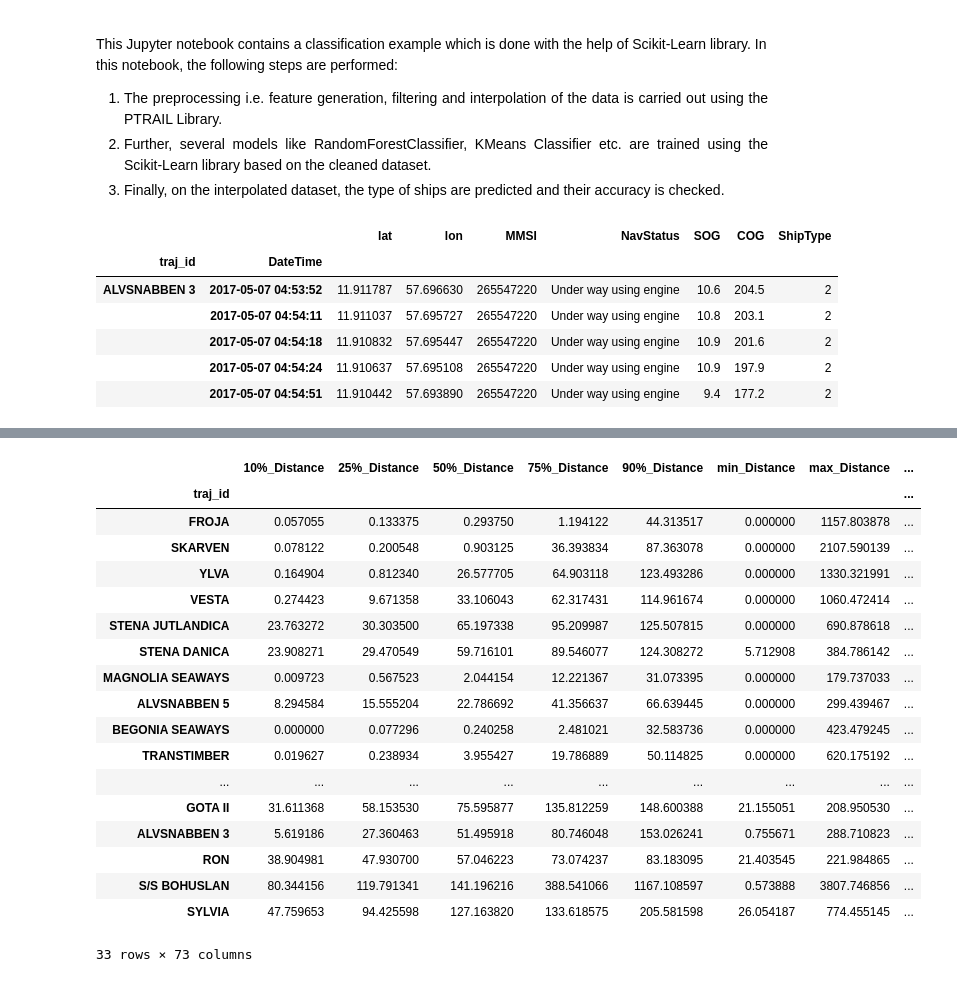
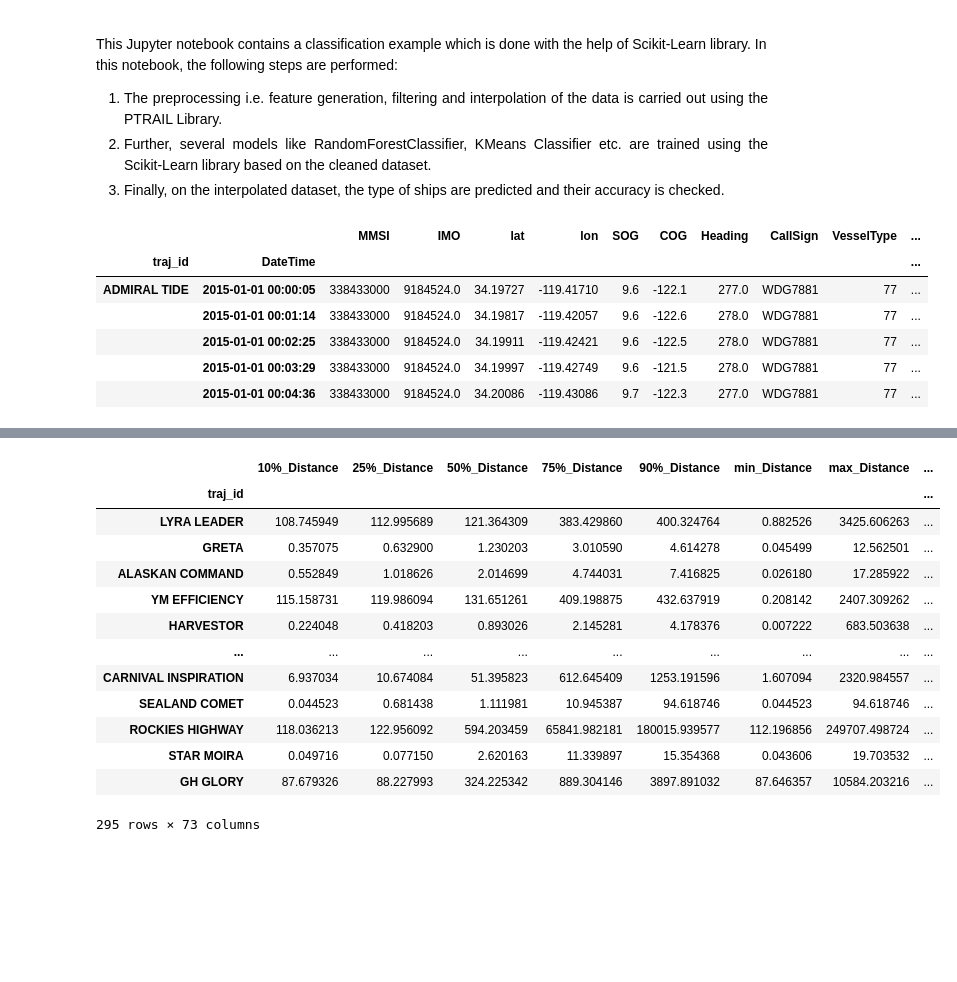
Before and after one commit to YakshHaranwala/PTRAIL, a Jupyter notebook: examples/Jupyter Notebooks/9.2 Ship Type Prediction.ipynb, the cells around one changed output, grey strips where cells are left out. Drawn from its saved outputs; the diff is of its cells as text; code cells hidden in the pictures; blank space fills up the shorter version.

```diff
--- a/examples/Jupyter Notebooks/9.2 Ship Type Prediction.ipynb
+++ b/examples/Jupyter Notebooks/9.2 Ship Type Prediction.ipynb
@@ -31,21 +31,21 @@ import pandas as pd
 from ptrail.core.TrajectoryDF import PTRAILDataFrame
 from ptrail.preprocessing.statistics import Statistics
 
-pdf = pd.read_csv('https://raw.githubusercontent.com/YakshHaranwala/PTRAIL/main/examples/data/ships.csv')
-ships_df = PTRAILDataFrame(data_set=pdf,
-                           latitude='lat',
-                           longitude='lon',
-                           datetime='Timestamp',
-                           traj_id='Name')
+pdf = pd.read_csv('./ships.csv', index_col=False)
+ships_df = PTRAILDataFrame(data_set=pdf.dropna(),
+                           latitude='Lat',
+                           longitude='Lon',
+                           datetime='DateTime',
+                           traj_id='VesselName')
 
 # Filter out only Cargo, passenger and fishing ships.
-ships = ships_df.loc[ships_df['ShipType'].isin(['Cargo', 'Passenger', 'Fishing'])]
+ships = ships_df.loc[ships_df['VesselTypeGroup'].isin(['Cargo', 'Passenger', 'Fishing'])]
 
 # Change the labels of the ShipTypes to the following:
 # Cargo: 0
 # Fishing: 1
 # Passenger: 2
-ships['ShipType'] = ships['ShipType'].map({'Cargo': 0, 'Fishing': 1,'Passenger': 2,})
+ships['VesselTypeGroup'] = ships['VesselTypeGroup'].map({'Cargo': 0, 'Fishing': 1,'Passenger': 2,})
 ships = PTRAILDataFrame(data_set=ships.reset_index(),
                         latitude='lat',
                         longitude='lon',
@@ -54,13 +54,13 @@ ships = PTRAILDataFrame(data_set=ships.reset_index(),
 
 ships.head()
 # %% [output]
-|  |  | lat | lon | MMSI | NavStatus | SOG | COG | ShipType |
-| traj_id | DateTime |  |  |  |  |  |  |  |
-| ALVSNABBEN 3 | 2017-05-07 04:53:52 | 11.911787 | 57.696630 | 265547220 | Under way using engine | 10.6 | 204.5 | 2 |
-|  | 2017-05-07 04:54:11 | 11.911037 | 57.695727 | 265547220 | Under way using engine | 10.8 | 203.1 | 2 |
-|  | 2017-05-07 04:54:18 | 11.910832 | 57.695447 | 265547220 | Under way using engine | 10.9 | 201.6 | 2 |
-|  | 2017-05-07 04:54:24 | 11.910637 | 57.695108 | 265547220 | Under way using engine | 10.9 | 197.9 | 2 |
-|  | 2017-05-07 04:54:51 | 11.910442 | 57.693890 | 265547220 | Under way using engine | 9.4 | 177.2 | 2 |
+|  |  | MMSI | IMO | lat | lon | SOG | COG | Heading | CallSign | VesselType | ... |
+| traj_id | DateTime |  |  |  |  |  |  |  |  |  | ... |
+| ADMIRAL TIDE | 2015-01-01 00:00:05 | 338433000 | 9184524.0 | 34.19727 | -119.41710 | 9.6 | -122.1 | 277.0 | WDG7881 | 77 | ... |
+|  | 2015-01-01 00:01:14 | 338433000 | 9184524.0 | 34.19817 | -119.42057 | 9.6 | -122.6 | 278.0 | WDG7881 | 77 | ... |
+|  | 2015-01-01 00:02:25 | 338433000 | 9184524.0 | 34.19911 | -119.42421 | 9.6 | -122.5 | 278.0 | WDG7881 | 77 | ... |
+|  | 2015-01-01 00:03:29 | 338433000 | 9184524.0 | 34.19997 | -119.42749 | 9.6 | -121.5 | 278.0 | WDG7881 | 77 | ... |
+|  | 2015-01-01 00:04:36 | 338433000 | 9184524.0 | 34.20086 | -119.43086 | 9.7 | -122.3 | 277.0 | WDG7881 | 77 | ... |
 # %%
 %%time
 
@@ -78,11 +78,12 @@ speed_filter = Filters.hampel_outlier_detection(dataframe=dist_filter, column_na
 
 # Cubic Interpolation with a sampling rate of 15 minutes.
 cubic_ip = Interpolation.interpolate_position(dataframe=speed_filter, sampling_rate=15,
-                                              ip_type='cubic' ,class_label_col='ShipType')
+                                              ip_type='cubic' ,class_label_col='VesselTypeGroup')
 
 # Finally, generating Kinematic stats and pivoting the dataframe to get it ready for classification.
-stats_df = Statistics.generate_kinematic_stats(dataframe=cubic_ip, target_col_name='ShipType',segmented=False)
-pivoted_df = Statistics.pivot_stats_df(dataframe=stats_df, target_col_name='ShipType', segmented=False)
+stats_df = Statistics.generate_kinematic_stats(dataframe=cubic_ip, target_col_name='VesselTypeGroup',segmented=False)
+pivoted_df = Statistics.pivot_stats_df(dataframe=stats_df, target_col_name='VesselTypeGroup', segmented=False)
+pivoted_df.dropna(inplace=True)
 
 pivoted_df
 # %% [output]
@@ -91,19 +92,14 @@ Wall time: 12 s
 |  | 10%_Distance | 25%_Distance | 50%_Distance | 75%_Distance | 90%_Distance | min_Distance | max_Distance | ... |
 | traj_id |  |  |  |  |  |  |  | ... |
-| FROJA | 0.057055 | 0.133375 | 0.293750 | 1.194122 | 44.313517 | 0.000000 | 1157.803878 | ... |
-| SKARVEN | 0.078122 | 0.200548 | 0.903125 | 36.393834 | 87.363078 | 0.000000 | 2107.590139 | ... |
-| YLVA | 0.164904 | 0.812340 | 26.577705 | 64.903118 | 123.493286 | 0.000000 | 1330.321991 | ... |
-| VESTA | 0.274423 | 9.671358 | 33.106043 | 62.317431 | 114.961674 | 0.000000 | 1060.472414 | ... |
-| STENA JUTLANDICA | 23.763272 | 30.303500 | 65.197338 | 95.209987 | 125.507815 | 0.000000 | 690.878618 | ... |
-| STENA DANICA | 23.908271 | 29.470549 | 59.716101 | 89.546077 | 124.308272 | 5.712908 | 384.786142 | ... |
-| MAGNOLIA SEAWAYS | 0.009723 | 0.567523 | 2.044154 | 12.221367 | 31.073395 | 0.000000 | 179.737033 | ... |
-| ALVSNABBEN 5 | 8.294584 | 15.555204 | 22.786692 | 41.356637 | 66.639445 | 0.000000 | 299.439467 | ... |
-| BEGONIA SEAWAYS | 0.000000 | 0.077296 | 0.240258 | 2.481021 | 32.583736 | 0.000000 | 423.479245 | ... |
-| TRANSTIMBER | 0.019627 | 0.238934 | 3.955427 | 19.786889 | 50.114825 | 0.000000 | 620.175192 | ... |
+| LYRA LEADER | 108.745949 | 112.995689 | 121.364309 | 383.429860 | 400.324764 | 0.882526 | 3425.606263 | ... |
+| GRETA | 0.357075 | 0.632900 | 1.230203 | 3.010590 | 4.614278 | 0.045499 | 12.562501 | ... |
+| ALASKAN COMMAND | 0.552849 | 1.018626 | 2.014699 | 4.744031 | 7.416825 | 0.026180 | 17.285922 | ... |
+| YM EFFICIENCY | 115.158731 | 119.986094 | 131.651261 | 409.198875 | 432.637919 | 0.208142 | 2407.309262 | ... |
+| HARVESTOR | 0.224048 | 0.418203 | 0.893026 | 2.145281 | 4.178376 | 0.007222 | 683.503638 | ... |
 | ... | ... | ... | ... | ... | ... | ... | ... | ... |
-| GOTA II | 31.611368 | 58.153530 | 75.595877 | 135.812259 | 148.600388 | 21.155051 | 208.950530 | ... |
-| ALVSNABBEN 3 | 5.619186 | 27.360463 | 51.495918 | 80.746048 | 153.026241 | 0.755671 | 288.710823 | ... |
-| RON | 38.904981 | 47.930700 | 57.046223 | 73.074237 | 83.183095 | 21.403545 | 221.984865 | ... |
-| S/S BOHUSLAN | 80.344156 | 119.791341 | 141.196216 | 388.541066 | 1167.108597 | 0.573888 | 3807.746856 | ... |
-| SYLVIA | 47.759653 | 94.425598 | 127.163820 | 133.618575 | 205.581598 | 26.054187 | 774.455145 | ... |
+| CARNIVAL INSPIRATION | 6.937034 | 10.674084 | 51.395823 | 612.645409 | 1253.191596 | 1.607094 | 2320.984557 | ... |
+| SEALAND COMET | 0.044523 | 0.681438 | 1.111981 | 10.945387 | 94.618746 | 0.044523 | 94.618746 | ... |
+| ROCKIES HIGHWAY | 118.036213 | 122.956092 | 594.203459 | 65841.982181 | 180015.939577 | 112.196856 | 249707.498724 | ... |
+| STAR MOIRA | 0.049716 | 0.077150 | 2.620163 | 11.339897 | 15.354368 | 0.043606 | 19.703532 | ... |
+| GH GLORY | 87.679326 | 88.227993 | 324.225342 | 889.304146 | 3897.891032 | 87.646357 | 10584.203216 | ... |
-33 rows × 73 columns
+295 rows × 73 columns
```
Also changed, not shown: parts of 3 cells of this notebook, 1 other file.
